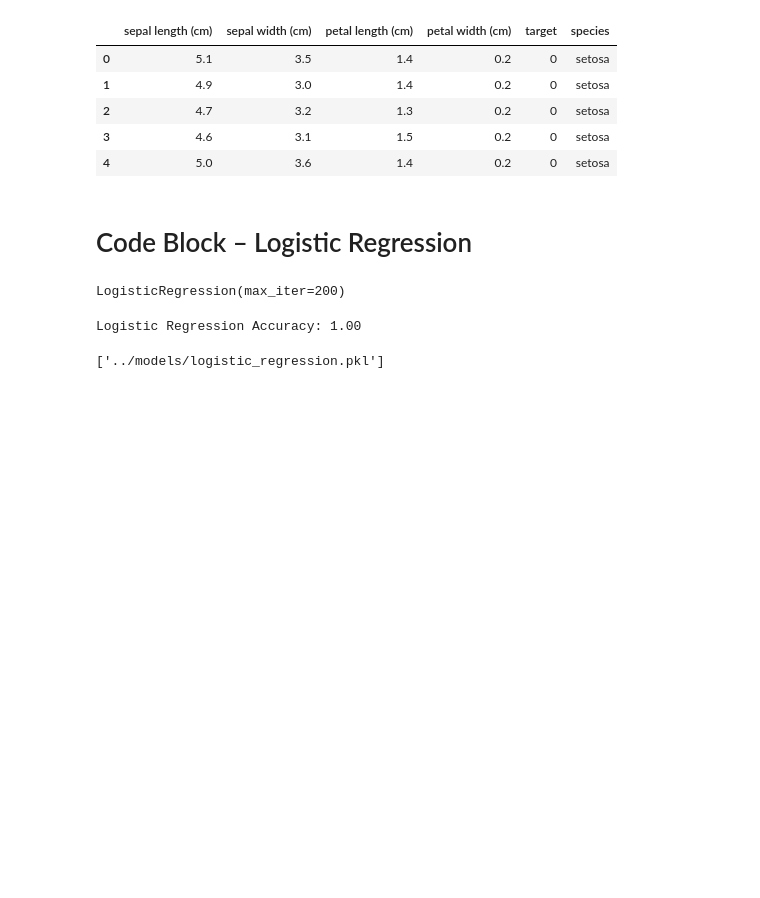
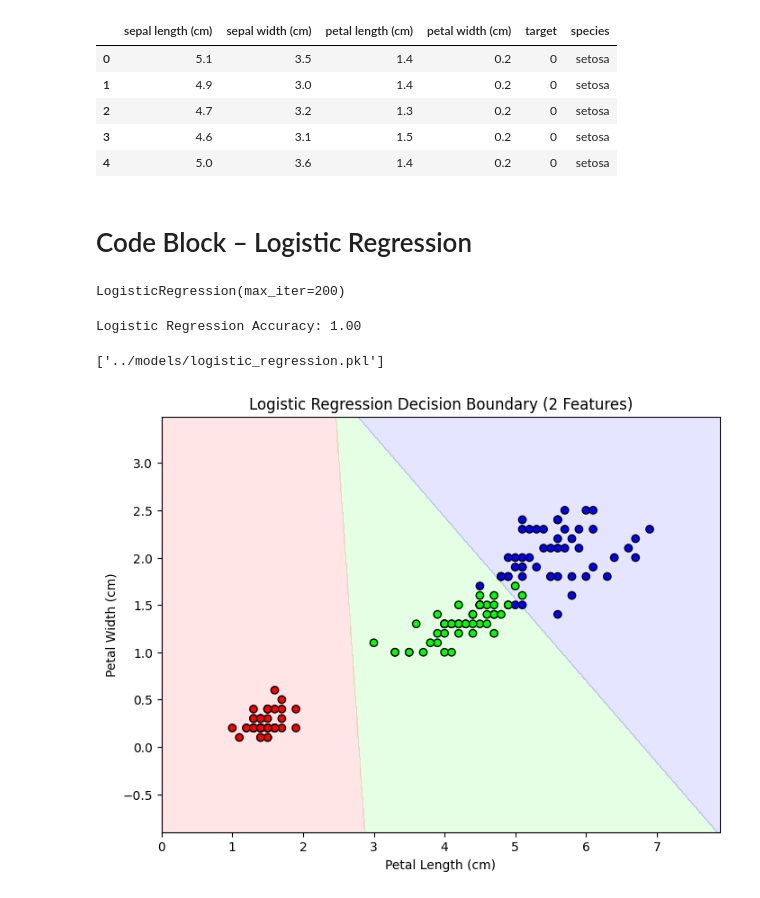
Before and after one commit to Aayushsah6969/Data, a Jupyter notebook: IRIS/notebooks/iris_analysis.ipynb, the cells around one changed output. Cells and saved outputs as stored; diff of their text form; code cells hidden in the pictures; blank space fills up the shorter version.

```diff
--- a/IRIS/notebooks/iris_analysis.ipynb
+++ b/IRIS/notebooks/iris_analysis.ipynb
@@ -88,3 +70,46 @@ import joblib
 joblib.dump(log_reg, '../models/logistic_regression.pkl')
 # %% [output]
 ['../models/logistic_regression.pkl']
+# %%
+import numpy as np
+import matplotlib.pyplot as plt
+from matplotlib.colors import ListedColormap
+
+# Select only 2 features for plotting
+X_vis = df[['petal length (cm)', 'petal width (cm)']].values
+y_vis = df['species'].values
+
+# Encode labels to numbers for visualization
+from sklearn.preprocessing import LabelEncoder
+le = LabelEncoder()
+y_encoded = le.fit_transform(y_vis)
+
+# Train logistic regression on just these 2 features
+log_reg_vis = LogisticRegression(max_iter=200)
+log_reg_vis.fit(X_vis, y_encoded)
+
+# Create meshgrid to plot
+x_min, x_max = X_vis[:, 0].min() - 1, X_vis[:, 0].max() + 1
+y_min, y_max = X_vis[:, 1].min() - 1, X_vis[:, 1].max() + 1
+xx, yy = np.meshgrid(
+    np.arange(x_min, x_max, 0.01),
+    np.arange(y_min, y_max, 0.01)
+)
+
+# Predict on meshgrid
+Z = log_reg_vis.predict(np.c_[xx.ravel(), yy.ravel()])
+Z = Z.reshape(xx.shape)
+
+# Plotting
+plt.figure(figsize=(8, 6))
+cmap_background = ListedColormap(['#FFAAAA', '#AAFFAA', '#AAAAFF'])
+cmap_points = ListedColormap(['#FF0000', '#00FF00', '#0000FF'])
+
+plt.contourf(xx, yy, Z, alpha=0.3, cmap=cmap_background)
+plt.scatter(X_vis[:, 0], X_vis[:, 1], c=y_encoded, cmap=cmap_points, edgecolor='k')
+plt.xlabel('Petal Length (cm)')
+plt.ylabel('Petal Width (cm)')
+plt.title('Logistic Regression Decision Boundary (2 Features)')
+plt.show()
+# %% [output]
+[figure, added]
```
Also changed, not shown: parts of 5 cells of this notebook, 3 other files.
